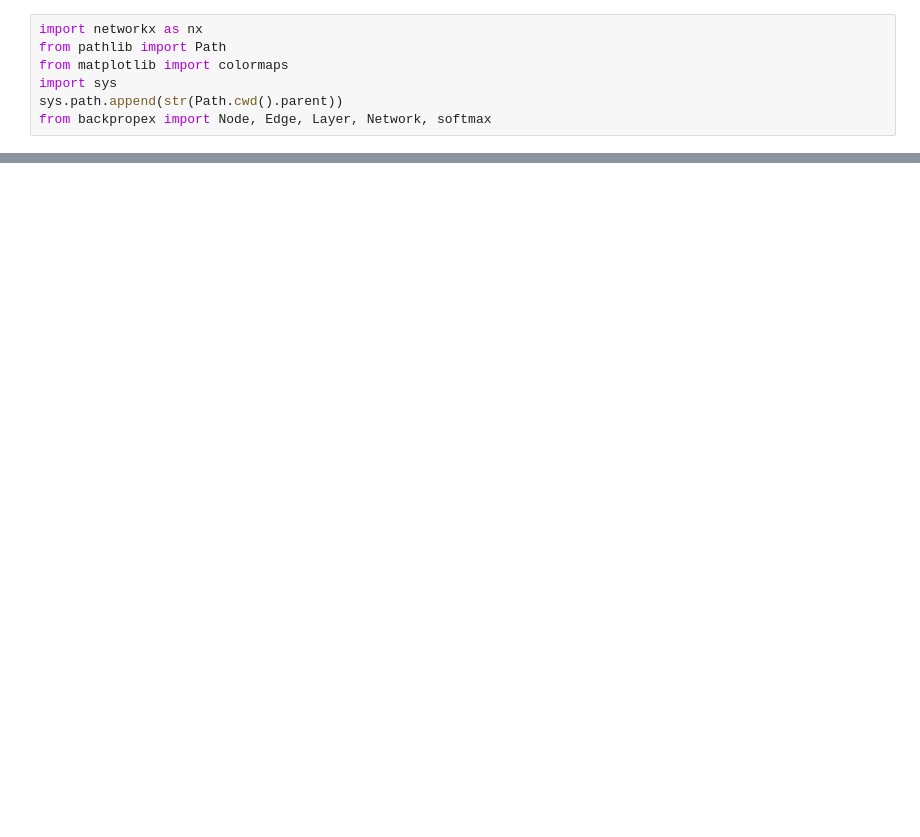
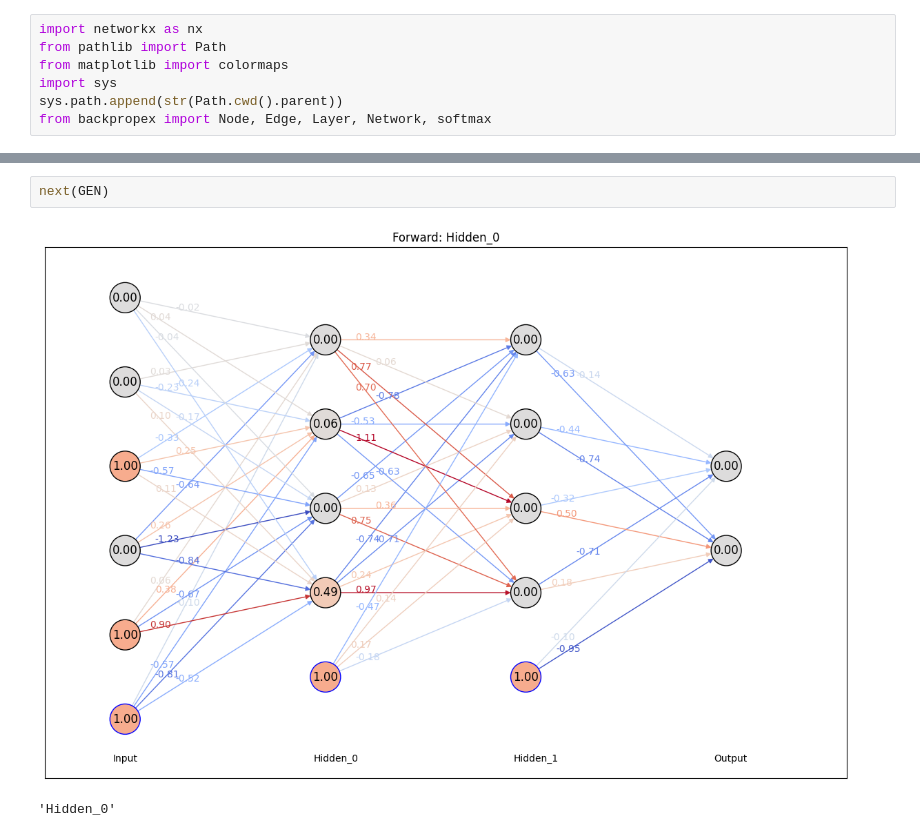
Before and after one commit to BobKerns/back-propagation, a Jupyter notebook: notebooks/simple-nn.ipynb, the cells around one changed output, grey strips where cells are left out. Saved outputs shown, nothing was run; the diff lists cells and outputs as text; blank space fills up the shorter version.

```diff
--- a/notebooks/simple-nn.ipynb
+++ b/notebooks/simple-nn.ipynb
@@ -12,0 +20,5 @@ nn.draw()
+# %%
+next(GEN)
+# %% [output]
+[figure, added]
+'Hidden_0'
```
Also changed, not shown: parts of 6 cells of this notebook, 1 other file.
